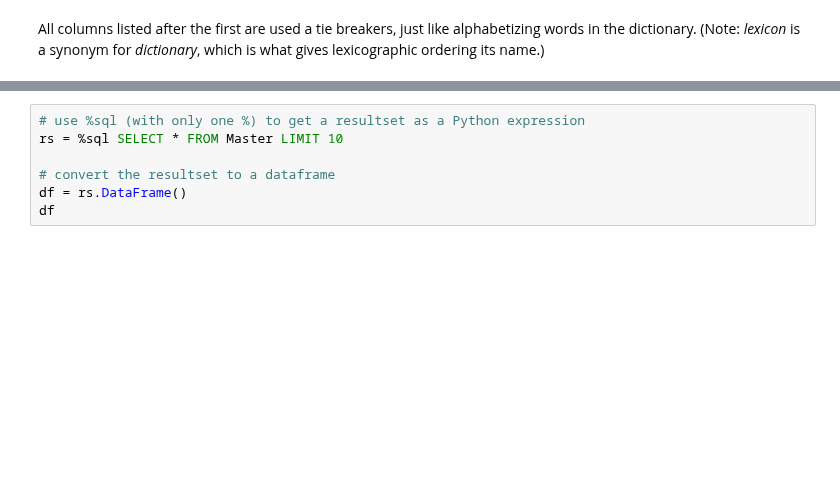
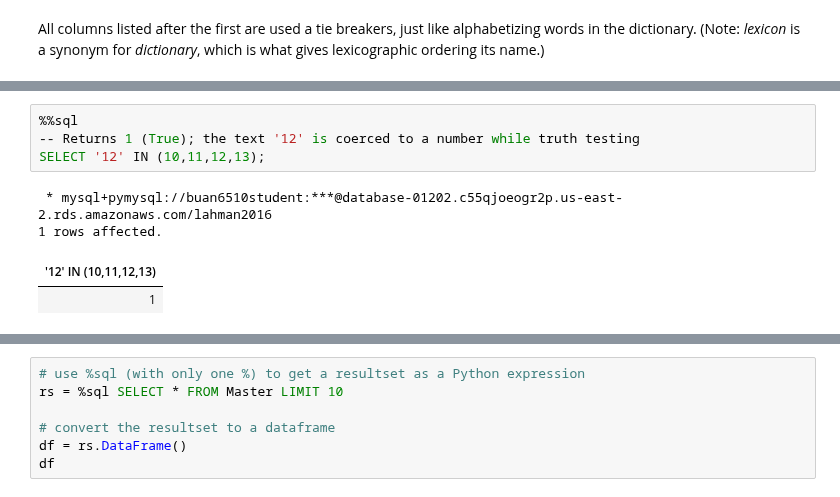
Before and after one commit to kangpyolee/DATA6510, a Jupyter notebook: L2_SELECT_basics.ipynb, the cells around one changed output, grey strips where cells are left out. Cells and saved outputs as stored; diff of their text form; blank space fills up the shorter version.

```diff
--- a/L2_SELECT_basics.ipynb
+++ b/L2_SELECT_basics.ipynb
@@ -532,0 +749,9 @@ All columns listed after the first are used a tie breakers, just like alphabetiz
+# %%
+%%sql
+-- Returns 1 (True); the text '12' is coerced to a number while truth testing
+SELECT '12' IN (10,11,12,13);
+# %% [output]
+ * mysql+pymysql://buan6510student:***@database-01202.c55qjoeogr2p.us-east-2.rds.amazonaws.com/lahman2016
+1 rows affected.
+| '12' IN (10,11,12,13) |
+| 1 |
```
Also changed, not shown: parts of 48 cells of this notebook.
